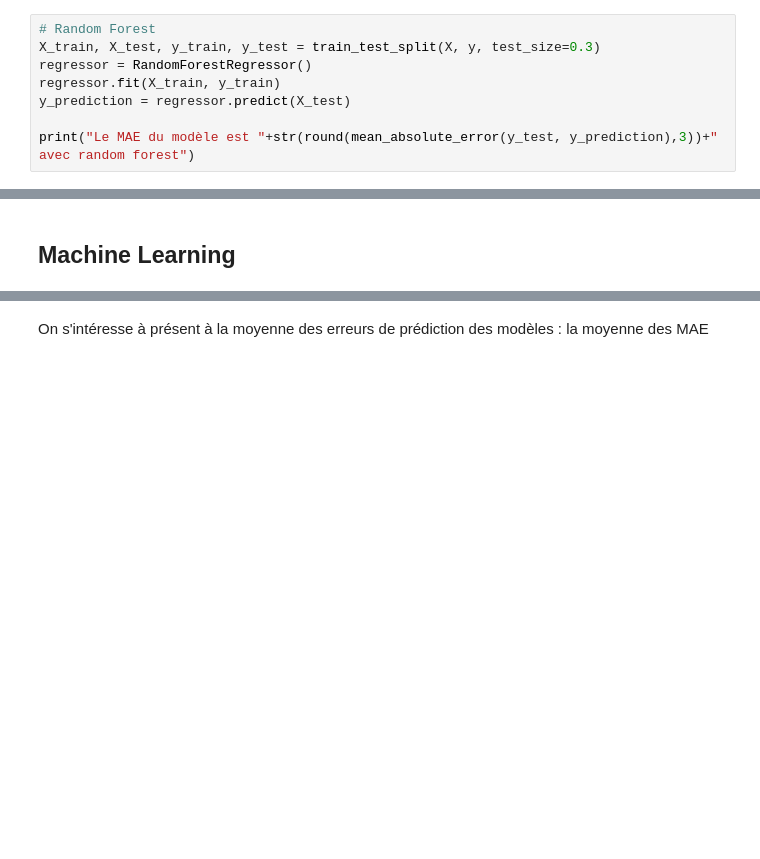
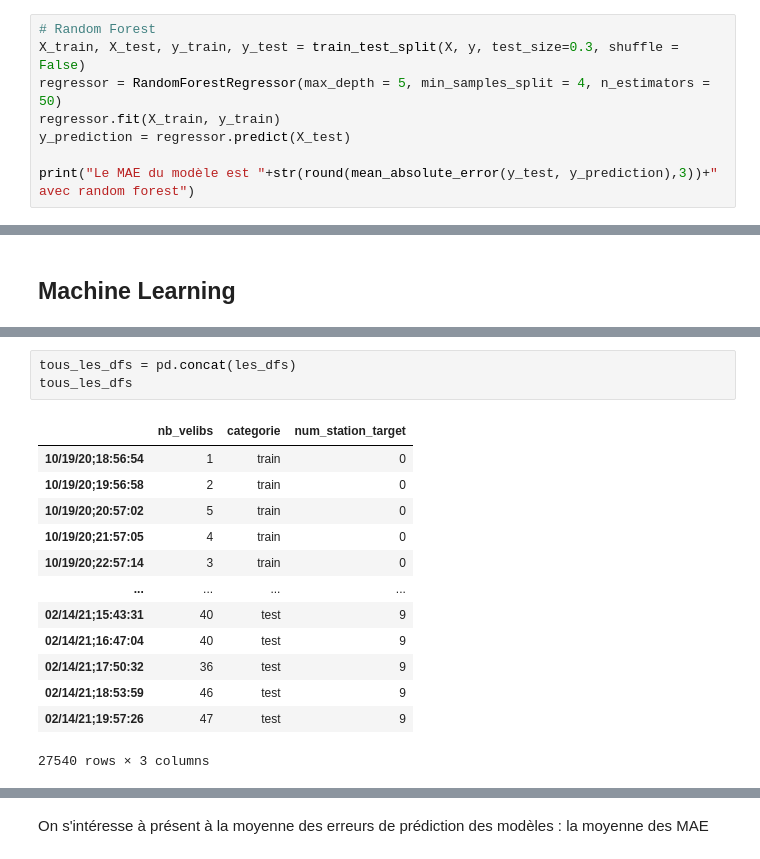
Before and after one commit to mathispuissant/StatApp, a Jupyter notebook: Modélisation spatiale.ipynb, the cells around one changed output, grey strips where cells are left out. Saved outputs shown, nothing was run; the diff lists cells and outputs as text; blank space fills up the shorter version.

```diff
--- a/Modélisation spatiale.ipynb
+++ b/Modélisation spatiale.ipynb
@@ -171,7 +169,7 @@ Le MAE du modèle est 2.278 avec la régression linéaire
 # %%
 # Random Forest
-X_train, X_test, y_train, y_test = train_test_split(X, y, test_size=0.3)
-regressor = RandomForestRegressor()
+X_train, X_test, y_train, y_test = train_test_split(X, y, test_size=0.3, shuffle = False)
+regressor = RandomForestRegressor(max_depth = 5, min_samples_split = 4, n_estimators = 50)
 regressor.fit(X_train, y_train)
 y_prediction = regressor.predict(X_test)
 
@@ -358,0 +354,17 @@ Résultats des MAE sur le test
+# %%
+tous_les_dfs = pd.concat(les_dfs)
+tous_les_dfs
+# %% [output]
+|  | nb_velibs | categorie | num_station_target |
+| 10/19/20;18:56:54 | 1 | train | 0 |
+| 10/19/20;19:56:58 | 2 | train | 0 |
+| 10/19/20;20:57:02 | 5 | train | 0 |
+| 10/19/20;21:57:05 | 4 | train | 0 |
+| 10/19/20;22:57:14 | 3 | train | 0 |
+| ... | ... | ... | ... |
+| 02/14/21;15:43:31 | 40 | test | 9 |
+| 02/14/21;16:47:04 | 40 | test | 9 |
+| 02/14/21;17:50:32 | 36 | test | 9 |
+| 02/14/21;18:53:59 | 46 | test | 9 |
+| 02/14/21;19:57:26 | 47 | test | 9 |
+27540 rows × 3 columns
```
Also changed, not shown: parts of 53 cells of this notebook.
